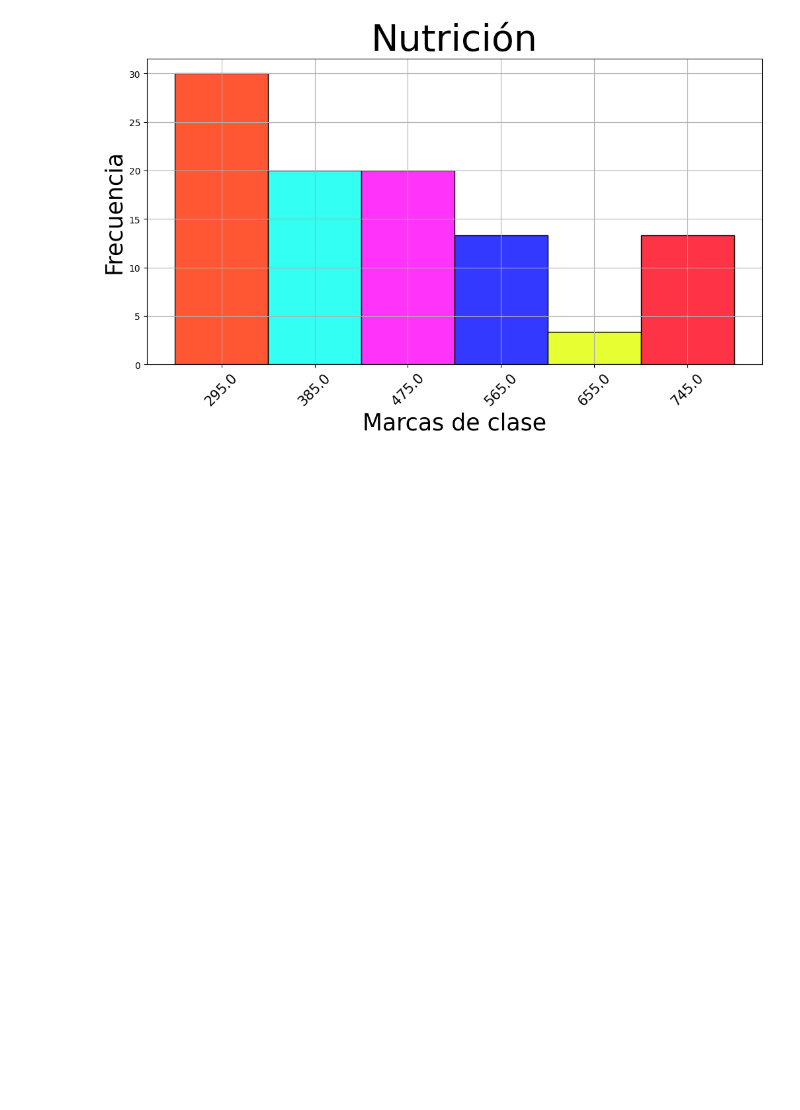
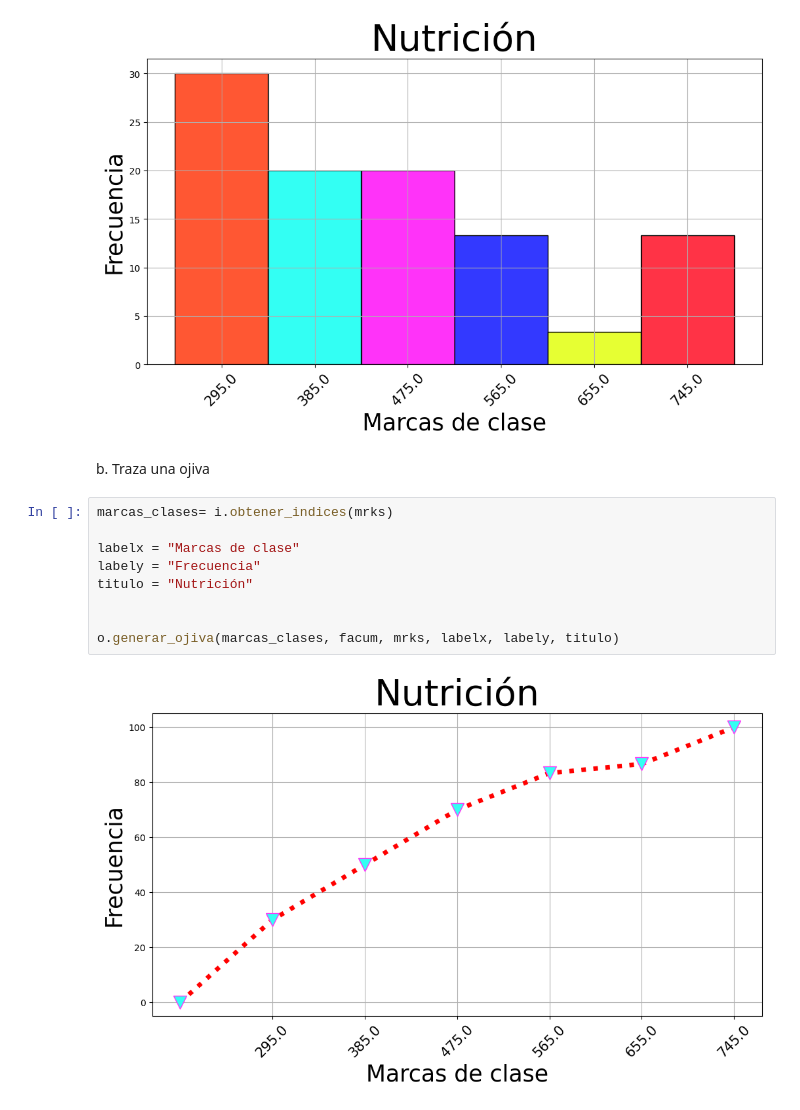
Before and after one commit to Carlosm09899/CGMVerano2024T1, a Jupyter notebook: Ejercicio12.ipynb, the cells around one changed output. Cells and saved outputs as stored; diff of their text form; blank space fills up the shorter version.

```diff
--- a/Ejercicio12.ipynb
+++ b/Ejercicio12.ipynb
@@ -62,3 +62,16 @@ titulo = "Nutrición"
 ht.generar_histograma(marcas_clases, fr, mrks, labelx, labely, titulo)
 # %% [output]
 [figure]
+# %% [markdown]
+b. Traza una ojiva
+# %%
+marcas_clases= i.obtener_indices(mrks)
+
+labelx = "Marcas de clase"
+labely = "Frecuencia"
+titulo = "Nutrición"
+
+
+o.generar_ojiva(marcas_clases, facum, mrks, labelx, labely, titulo)
+# %% [output]
+[figure, added]
```
Also changed, not shown: parts of 2 cells of this notebook, 1 other file.
